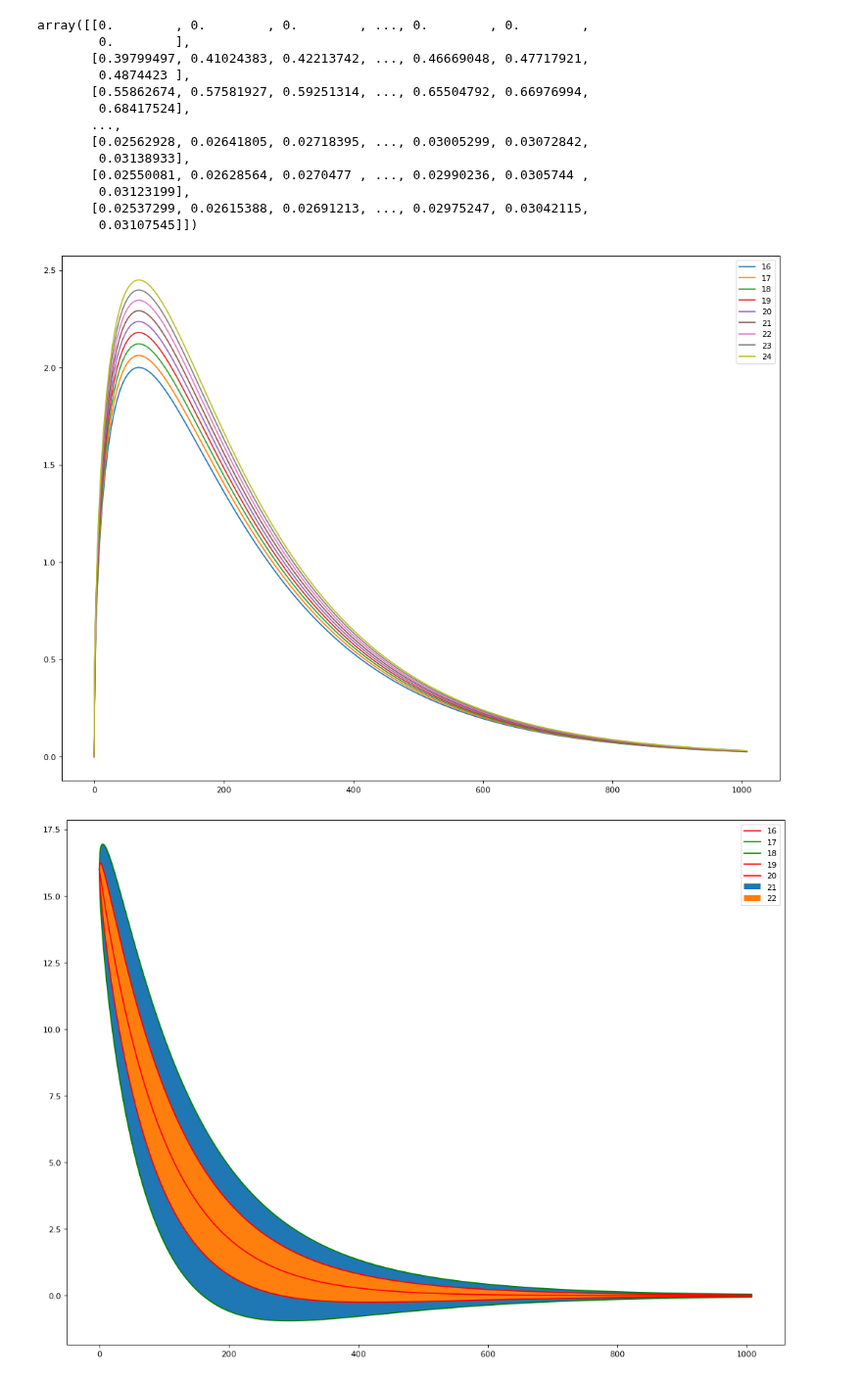
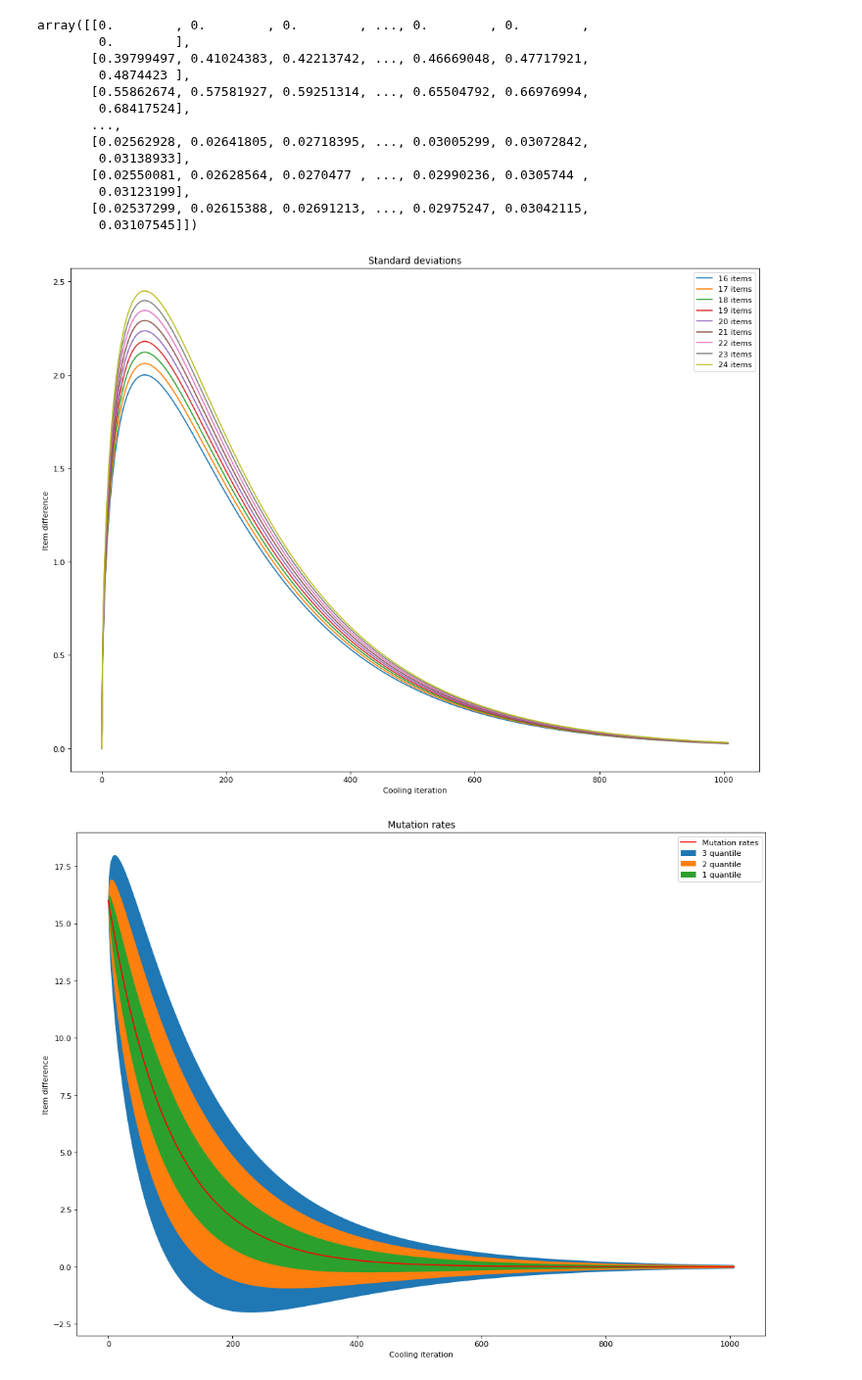
Before and after one commit to Vergenter/mswum, a Jupyter notebook: SAtests.ipynb, the cells around one changed output. Shown at 98% size. Drawn from its saved outputs; the diff is of its cells as text; code cells hidden in the pictures.

```diff
--- a/SAtests.ipynb
+++ b/SAtests.ipynb
@@ -68,34 +76,31 @@ array([[0.        , 0.        , 0.        , ..., 0.        , 0.        ,
 # %%
 plt.figure(figsize=(16, 12), dpi=80)
 plt.plot(all_std)
-# plt.scatter(best_value_index, scores[best_value_index], color="r", s=200, zorder=2)
-# plt.plot(range(len(scores)), scores, color="b", zorder=1)
-# plt.title('Value changes')
-# plt.ylabel('Value')
-# plt.xlabel('Iteration')
-plt.legend(range(16,25))
+
+plt.title('Standard deviations')
+plt.ylabel('Item difference')
+plt.xlabel('Cooling iteration')
+plt.legend([str(i)+" items" for i in range(16,25)])
 plt.show()
 # %% [output]
-[figure, old version]
+[figure, new version]
 # %%
 plt.figure(figsize=(16, 12), dpi=80)
 plt.plot(mutation_rates[:,0], c='r')
 
-plt.plot(mutation_rates[:,0] + all_std[:,0] * 2, c='g')
-plt.plot(mutation_rates[:,0] - all_std[:,0] * 2, c='g')
+plt.fill_between(range(n), mutation_rates[:,0] - all_std[:,0] * 3, mutation_rates[:,0] + all_std[:,0] * 3)
+
 plt.fill_between(range(n), mutation_rates[:,0] - all_std[:,0] * 2, mutation_rates[:,0] + all_std[:,0] * 2)
 
-plt.plot(mutation_rates[:,0] + all_std[:,0], c='r')
-plt.plot(mutation_rates[:,0] - all_std[:,0], c='r')
 plt.fill_between(range(n), mutation_rates[:,0] - all_std[:,0], mutation_rates[:,0] + all_std[:,0])
 
-# plt.title('Value changes')
-# plt.ylabel('Value')
-# plt.xlabel('Iteration')
-plt.legend(range(16,25))
+plt.title('Mutation rates')
+plt.ylabel('Item difference')
+plt.xlabel('Cooling iteration')
+plt.legend(["Mutation rates", "3 quantile", "2 quantile", "1 quantile"])
 plt.show()
 # %% [output]
-[figure, old version]
+[figure, new version]
 # %%
 from pandas import read_csv
 max_weight = 3
```
Also changed, not shown: parts of 11 cells of this notebook.
